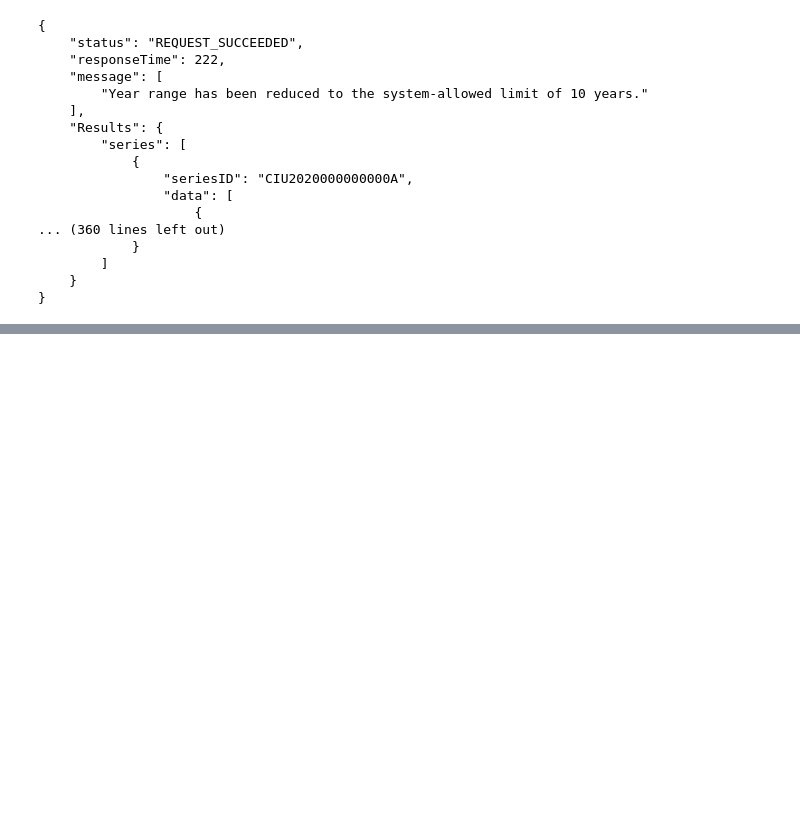
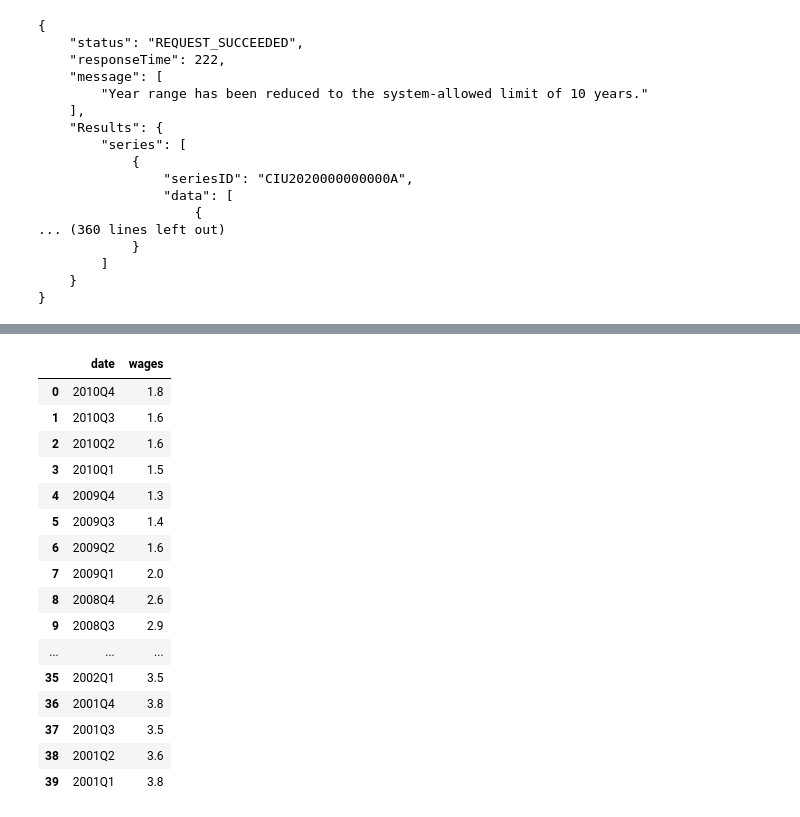
Before and after one commit to Manpreet1829/DataAnalytics, a Jupyter notebook: notebooks/BLS salary data analysis.ipynb, the cells around one changed output, grey strips where cells are left out. Saved outputs shown, nothing was run; the diff lists cells and outputs as text; code cells hidden in the pictures; blank space fills up the shorter version.

```diff
--- a/notebooks/BLS salary data analysis.ipynb
+++ b/notebooks/BLS salary data analysis.ipynb
@@ -73,7 +99,7 @@ print(json.dumps(wsp_json_data, indent=4, sort_keys=False))
 }
 # %%
 wsp_response_results = []
-for series in cpi_json_data['Results']['series']:
+for series in wsp_json_data['Results']['series']:
     series_id = series['seriesID']
     for item in series['data']:
         entity={}
@@ -89,0 +125,23 @@ wsp_dataset.shape
+# %%
+wsp_dataset['date'] = wsp_dataset.apply(lambda x: x[0]+x[1].replace("0",""),axis=1)
+wsp_dataset = wsp_dataset[['date','value']]
+wsp_dataset.columns = 'date','wages'
+wsp_dataset
+# %% [output]
+|  | date | wages |
+| 0 | 2010Q4 | 1.8 |
+| 1 | 2010Q3 | 1.6 |
+| 2 | 2010Q2 | 1.6 |
+| 3 | 2010Q1 | 1.5 |
+| 4 | 2009Q4 | 1.3 |
+| 5 | 2009Q3 | 1.4 |
+| 6 | 2009Q2 | 1.6 |
+| 7 | 2009Q1 | 2.0 |
+| 8 | 2008Q4 | 2.6 |
+| 9 | 2008Q3 | 2.9 |
+| ... | ... | ... |
+| 35 | 2002Q1 | 3.5 |
+| 36 | 2001Q4 | 3.8 |
+| 37 | 2001Q3 | 3.5 |
+| 38 | 2001Q2 | 3.6 |
+| 39 | 2001Q1 | 3.8 |
```
Also changed, not shown: parts of 7 cells of this notebook.
